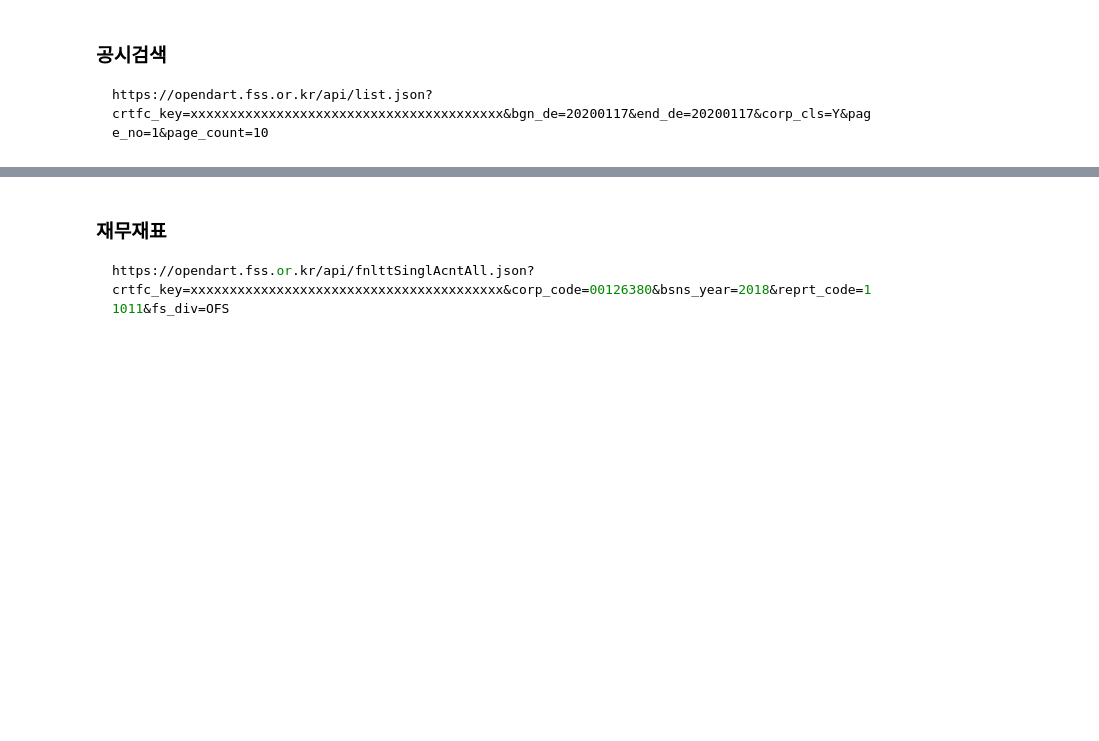
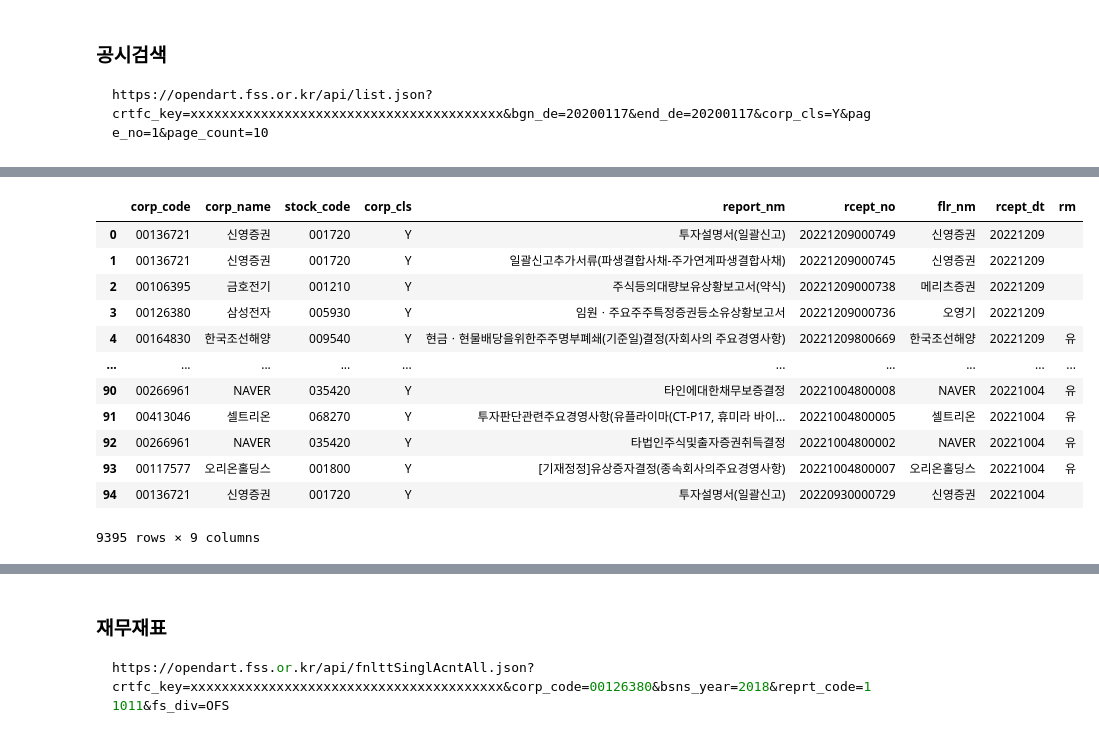
Before and after one commit to jikukjs/BigDataClass, a Jupyter notebook: bigdata 1/day07.ipynb, the cells around one changed output, grey strips where cells are left out. Saved outputs shown, nothing was run; the diff lists cells and outputs as text; code cells hidden in the pictures; blank space fills up the shorter version.

```diff
--- a/bigdata 1/day07.ipynb
+++ b/bigdata 1/day07.ipynb
@@ -74,0 +178,35 @@ https://opendart.fss.or.kr/api/list.json?crtfc_key=xxxxxxxxxxxxxxxxxxxxxxxxxxxxx
+# %%
+start_date = '20221001'
+end_date = '20221209'
+
+disclosure_url = f'https://opendart.fss.or.kr/api/list.json?crtfc_key={API_KEY}&bgn_de={start_date}&end_de={end_date}&corp_cls=Y&page_no=1&page_count=100'
+response = requests.get(disclosure_url)
+response = json.loads(response.text)
+# get last page num
+last_page_num = response.get('total_page')
+
+disclosures = pd.DataFrame()
+for page in tqdm(range(1, last_page_num + 1)):
+    disclosure_url = f'https://opendart.fss.or.kr/api/list.json?crtfc_key={API_KEY}&bgn_de={start_date}&end_de={end_date}&corp_cls=Y&page_no={page}&page_count=100'
+    response = requests.get(disclosure_url)
+    response = json.loads(response.text)
+
+    temp = pd.DataFrame(response.get('list'))
+
+    disclosures = disclosures.append(temp)
+# %%
+disclosures
+# %% [output]
+|  | corp_code | corp_name | stock_code | corp_cls | report_nm | rcept_no | flr_nm | rcept_dt | rm |
+| 0 | 00136721 | 신영증권 | 001720 | Y | 투자설명서(일괄신고) | 20221209000749 | 신영증권 | 20221209 |  |
+| 1 | 00136721 | 신영증권 | 001720 | Y | 일괄신고추가서류(파생결합사채-주가연계파생결합사채) | 20221209000745 | 신영증권 | 20221209 |  |
+| 2 | 00106395 | 금호전기 | 001210 | Y | 주식등의대량보유상황보고서(약식) | 20221209000738 | 메리츠증권 | 20221209 |  |
+| 3 | 00126380 | 삼성전자 | 005930 | Y | 임원ㆍ주요주주특정증권등소유상황보고서 | 20221209000736 | 오영기 | 20221209 |  |
+| 4 | 00164830 | 한국조선해양 | 009540 | Y | 현금ㆍ현물배당을위한주주명부폐쇄(기준일)결정(자회사의 주요경영사항) | 20221209800669 | 한국조선해양 | 20221209 | 유 |
+| ... | ... | ... | ... | ... | ... | ... | ... | ... | ... |
+| 90 | 00266961 | NAVER | 035420 | Y | 타인에대한채무보증결정 | 20221004800008 | NAVER | 20221004 | 유 |
+| 91 | 00413046 | 셀트리온 | 068270 | Y | 투자판단관련주요경영사항(유플라이마(CT-P17, 휴미라 바이... | 20221004800005 | 셀트리온 | 20221004 | 유 |
+| 92 | 00266961 | NAVER | 035420 | Y | 타법인주식및출자증권취득결정 | 20221004800002 | NAVER | 20221004 | 유 |
+| 93 | 00117577 | 오리온홀딩스 | 001800 | Y | [기재정정]유상증자결정(종속회사의주요경영사항) | 20221004800007 | 오리온홀딩스 | 20221004 | 유 |
+| 94 | 00136721 | 신영증권 | 001720 | Y | 투자설명서(일괄신고) | 20220930000729 | 신영증권 | 20221004 |  |
+9395 rows × 9 columns
```
Also changed, not shown: parts of 36 cells of this notebook.
